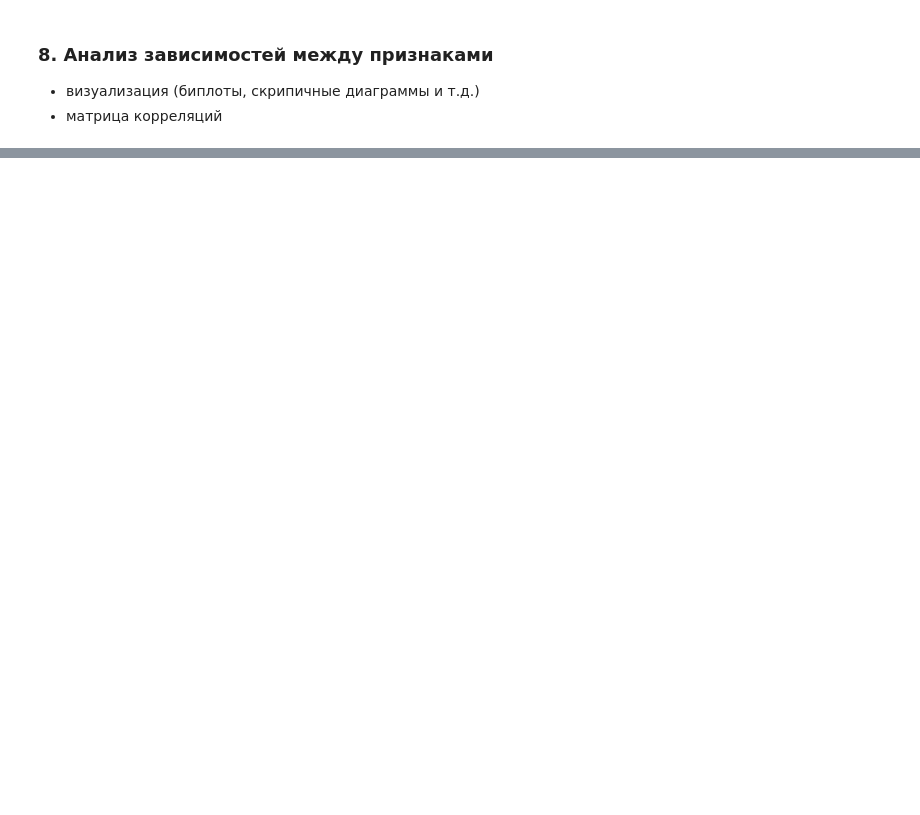
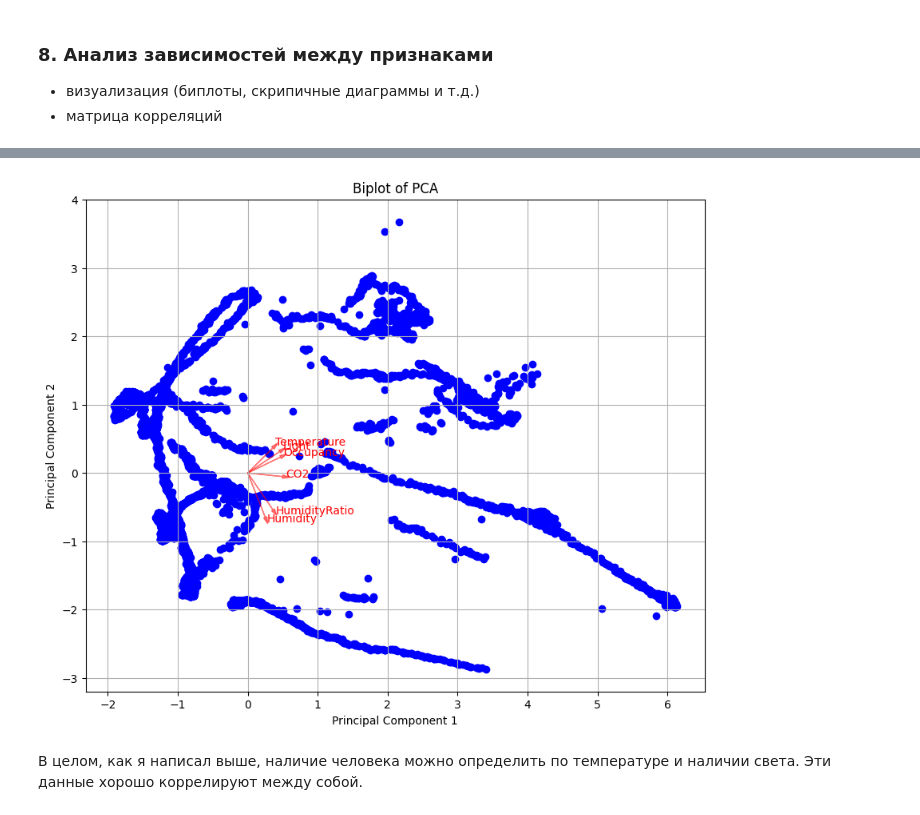
Before and after one commit to romanroff/ITMO_subjects, a Jupyter notebook: Math Forecasting/lab_0_Bashirov.ipynb, the cells around one changed output, grey strips where cells are left out. Cells and saved outputs as stored; diff of their text form; code cells hidden in the pictures; blank space fills up the shorter version.

```diff
--- a/Math Forecasting/lab_0_Bashirov.ipynb
+++ b/Math Forecasting/lab_0_Bashirov.ipynb
@@ -378,0 +554,34 @@ Data after standardization and normalization:
+# %%
+# Стандартизируем данные
+scaler = StandardScaler()
+scaled_data = scaler.fit_transform(df)
+
+# Применяем PCA
+pca = PCA(n_components=2)  # Мы выбираем первые 2 компоненты
+principal_components = pca.fit_transform(scaled_data)
+
+# Создаем DataFrame для визуализации
+pc_df = pd.DataFrame(data=principal_components, columns=['PC1', 'PC2'])
+
+# Строим биплот
+plt.figure(figsize=(10, 8))
+
+# Точки для наблюдений
+plt.scatter(pc_df['PC1'], pc_df['PC2'], color='blue', label='Observations')
+
+# Стрелки для переменных
+for i, column in enumerate(df.columns):
+    plt.arrow(0, 0, pca.components_[0, i], pca.components_[1, i],
+              color='red', alpha=0.5, head_width=0.05, head_length=0.1)
+    plt.text(pca.components_[0, i] * 1.1, pca.components_[1, i] * 1.1, column, color='red')
+
+# Настройка графика
+plt.title('Biplot of PCA')
+plt.xlabel('Principal Component 1')
+plt.ylabel('Principal Component 2')
+plt.grid(True)
+plt.show()
+# %% [output]
+[figure, added]
+# %% [markdown]
+В целом, как я написал выше, наличие человека можно определить по температуре и наличии света. Эти данные хорошо коррелируют между собой.
```
Also changed, not shown: parts of 26 cells of this notebook, 1 other file.
